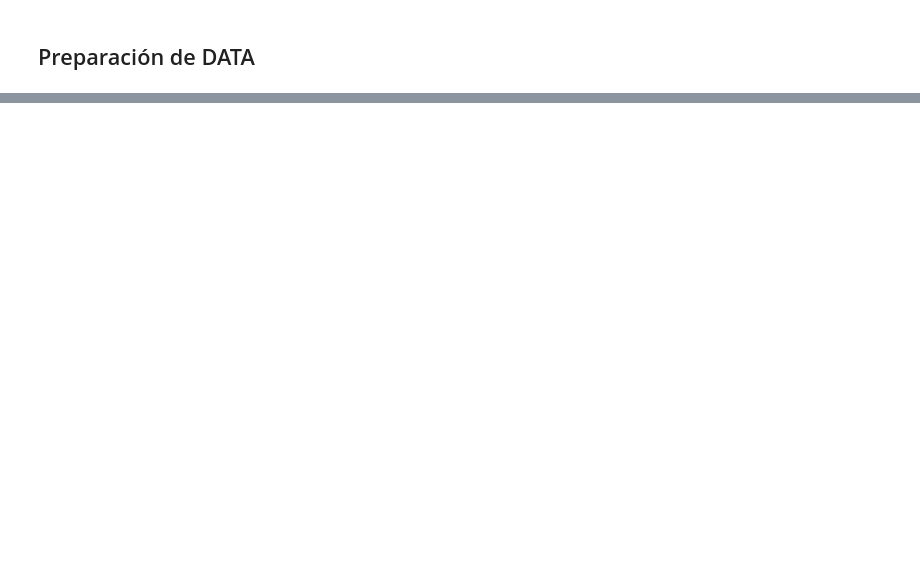
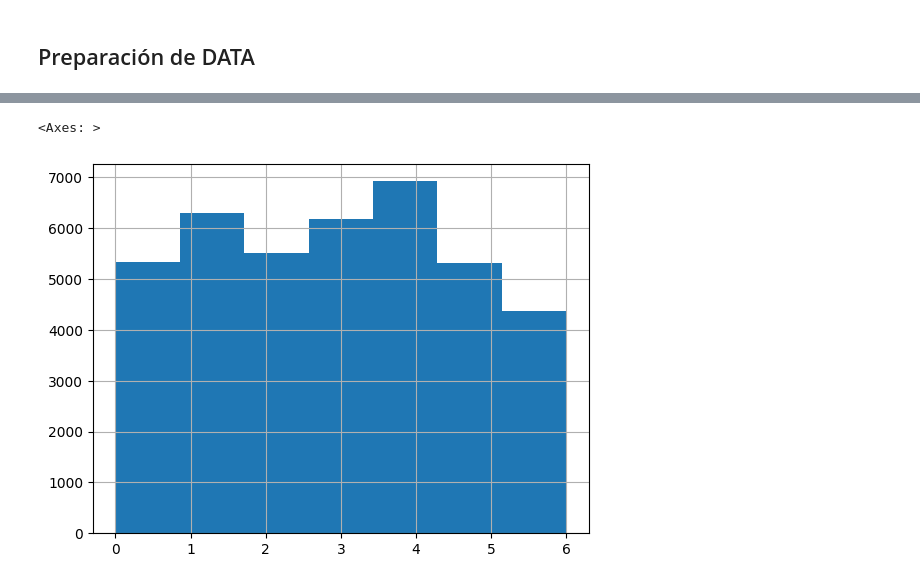
Before and after one commit to tlagosh/whatsapp_analyzer, a Jupyter notebook: 4 - SENTIMENT ANALYSIS.ipynb, the cells around one changed output, grey strips where cells are left out. Cells and saved outputs as stored; diff of their text form; code cells hidden in the pictures; blank space fills up the shorter version.

```diff
--- a/4 - SENTIMENT ANALYSIS.ipynb
+++ b/4 - SENTIMENT ANALYSIS.ipynb
@@ -440,0 +264,8 @@ for text in texts:
+# %%
+# We make a histogram of the activity in each day of the week
+
+df['Fecha'] = pd.to_datetime(df['Fecha'], format='%m/%d/%y')
+df['Fecha'].dt.dayofweek.hist(bins=7)
+# %% [output]
+<Axes: >
+[figure, added]
```
Also changed, not shown: parts of 44 cells of this notebook, 3 other files.
